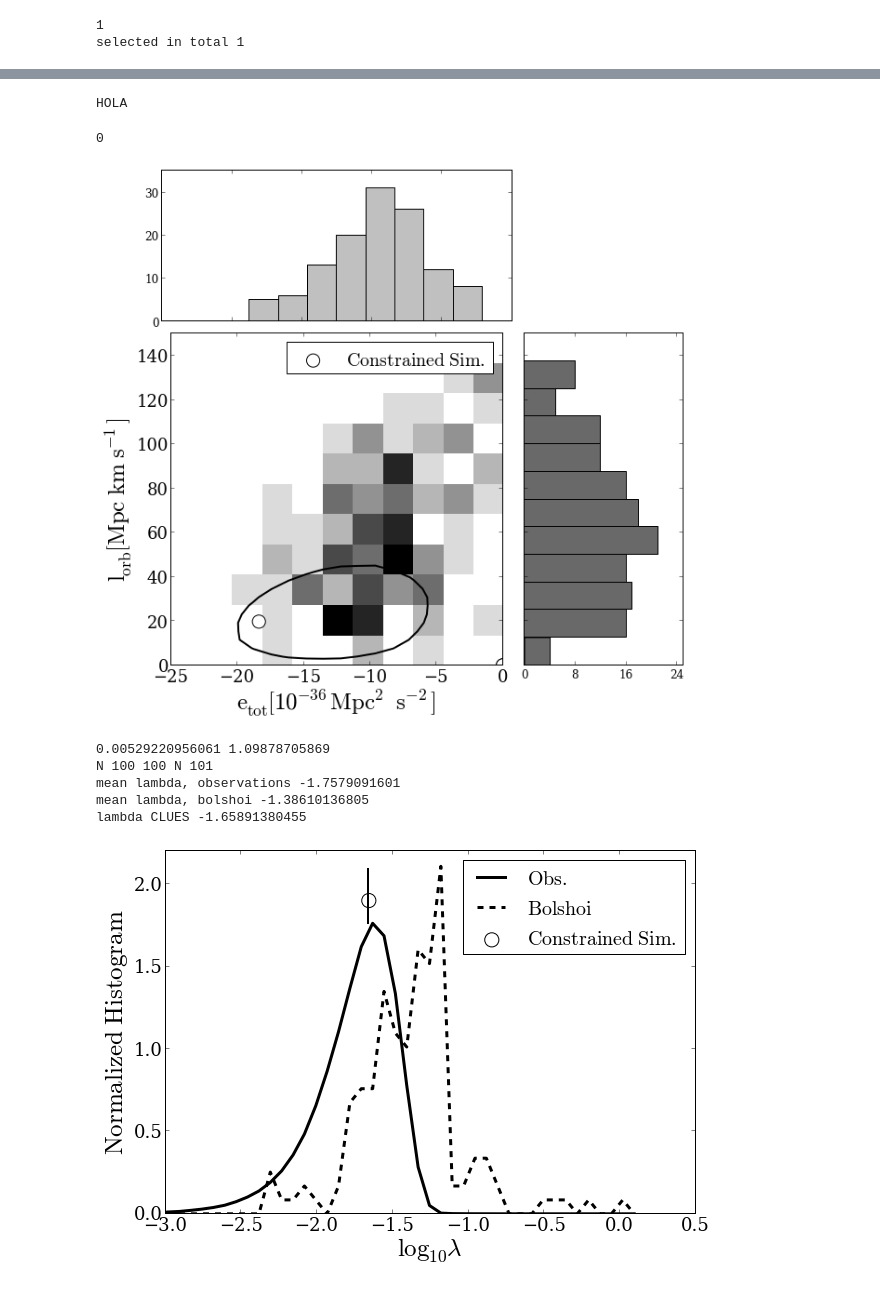
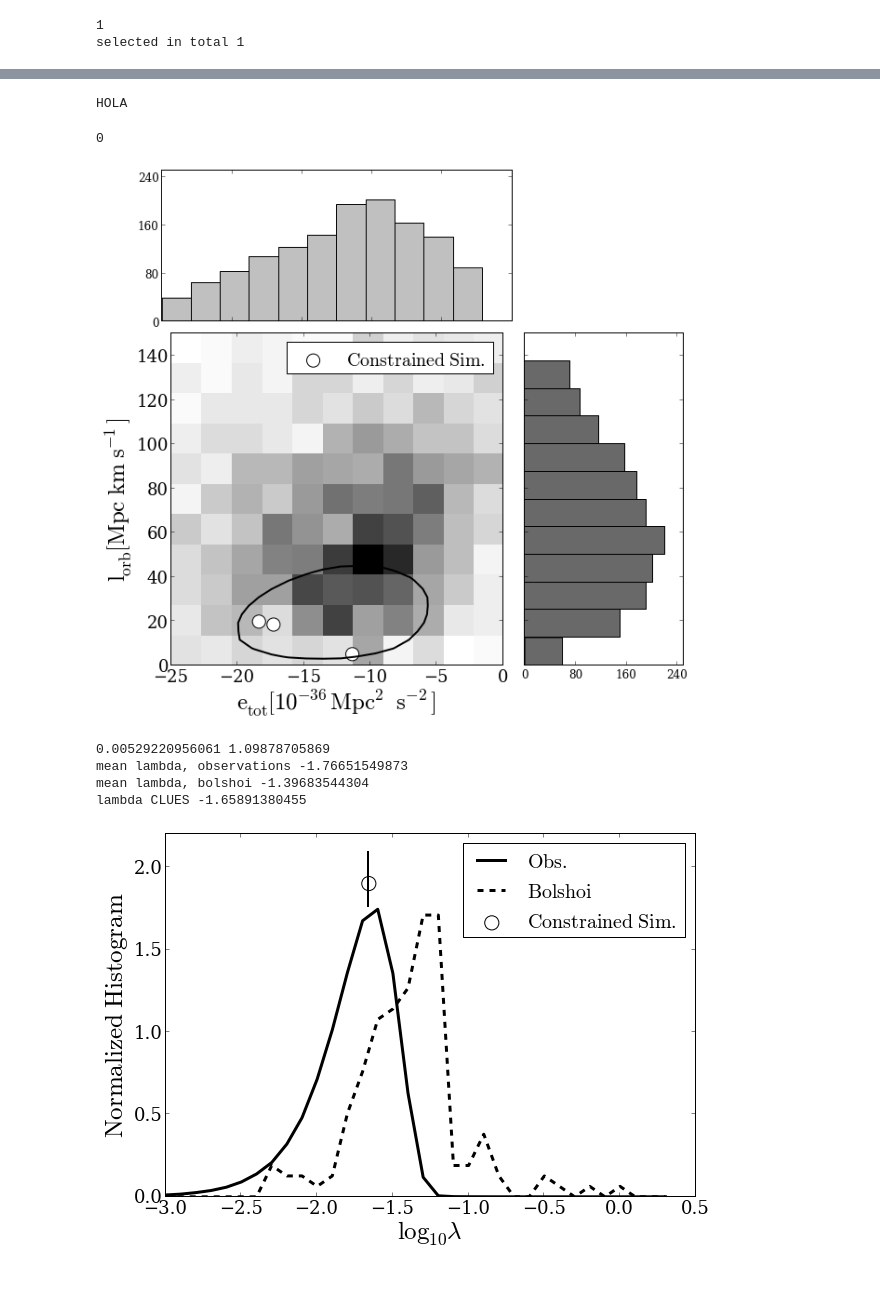
Before and after one commit to astroandes/LG_Kinematics, a Jupyter notebook: code/simulation_JE.ipynb, the cells around one changed output, grey strips where cells are left out. Saved outputs shown, nothing was run; the diff lists cells and outputs as text; code cells hidden in the pictures.

```diff
--- a/code/simulation_JE.ipynb
+++ b/code/simulation_JE.ipynb
@@ -16,7 +16,7 @@ L_UNITS = 1.0
 #define global conditions to prepare data and plots
 halo_finder="BDM"
 # This should be true if we want to produced plots with a narrower selection for distances and total mass closer to the observations
-narrow_data = False
+narrow_data = True
 # %%
 # The reference is van der Marel et al. ApJ,753:8
 V_M31 = array([66.1,-76.3,45.1]) #km/s
@@ -358,7 +358,7 @@ MakeTempHistogramPlot(energy,angular_momentum,filename=filename,
 # %% [output]
 HOLA
 0
-[figure, old version]
+[figure, new version]
 # %%
 #make the plot with the 'spin parameter'
 print amin(lambda_orbit), amax(lambda_orbit)
@@ -379,14 +379,19 @@ for label_y in ticklabels_y:
 
 #n, bins, patches = ax.hist([log10(lambda_obs),log10(lambda_orbit)], 100,normed=[0,0], color = ['black', 'silver'], alpha=0.8,
 #                    label=["$\mathrm{Obs.}$","$\mathrm{Bolshoi}$"])
-print "N", n[0].size, n[1].size,"N", size(bins)
-plot(bins[:-1],n[0],color='black',ms=1,linewidth=3.0, label="$\mathrm{Obs.}$")
-plot(bins[:-1],n[1],'r--',color='black',ms=2,linewidth=3.0, label="$\mathrm{Bolshoi}$")
+hist_A, bin_edges_A = histogram(log10(lambda_obs), bins=arange(-3.0,0.5,0.1), density=True)
+hist_B, bin_edges_B = histogram(log10(lambda_orbit), bins=arange(-3.0,0.5,0.1), density=True)
+#print "N", n[0].size, n[1].size,"N", size(bins)
+#plot(bins[:-1],n[0],color='black',ms=1,linewidth=3.0, label="$\mathrm{Obs.}$")
+#plot(bins[:-1],n[1],'r--',color='black',ms=2,linewidth=3.0, label="$\mathrm{Bolshoi}$")
+plot(bin_edges_A[:-1],hist_A,color='black',ms=1,linewidth=3.0, label="$\mathrm{Obs.}$")
+plot(bin_edges_B[:-1],hist_B,'r--',color='black',ms=2,linewidth=3.0, label="$\mathrm{Bolshoi}$")
+#plot(bins[:-1],n[0])
 #plot(bins[:-1],n[0])
 #plot(bins[:-1],n[1])
-mean_lambda_obs = sum(bins[:-1]*n[0])/sum(n[0])
+mean_lambda_obs = sum(bin_edges_A[:-1]*hist_A)/sum(hist_A)
 print 'mean lambda, observations', mean_lambda_obs
-mean_lambda_lcdm = sum(bins[:-1]*n[1])/sum(n[1])
+mean_lambda_lcdm = sum(bin_edges_B[:-1]*hist_B)/sum(hist_B)
 print 'mean lambda, bolshoi', mean_lambda_lcdm
 
 n_clues=3
@@ -411,34 +416,33 @@ for i in range(n_clues):
 
     e_CLUES = clues_data[i,0]
     l_CLUES = clues_data[i,1]
     total_mass_CLUES = clues_data[i,2]
     mu_CLUES = clues_data[i,3]
 
     lambda_CLUES = mu_CLUES**1.5 * (l_CLUES * L_UNITS * KM_TO_MPC) * \
         sqrt(abs(e_CLUES * E_UNITS)) / (G_GRAV * (total_mass_CLUES )**(5.0/2.0))
     lambda_CLUES = log10(lambda_CLUES)
     y_value=1.9
 
     ax.axvline(x=lambda_CLUES,ymin=0.8,ymax=0.95,c="black",linewidth=2)
     if(i==0):
         ax.scatter(lambda_CLUES, y_value, color='white', edgecolors='black', s=200, label='$\mathrm{Constrained\ Sim.}$')
     else:
         ax.scatter(lambda_CLUES, y_value, color='white', edgecolors='black', s=200)
     print 'lambda CLUES', lambda_CLUES
 ax.legend(loc=0, scatterpoints=1, prop={'size':20})
 
 ax.set_xlim([-3.0,0.5])
 ax.set_ylim([0.0,2.2])
 filename='test_lambda_'+halo_finder
 if(narrow_data):
     filename=filename+'_narrow'
 savefig(filename + '.eps',format = 'eps', transparent=True)
 savefig(filename + '.pdf',format = 'pdf', transparent=True)
 savefig(filename + '.png',format = 'png', transparent=True)
 # %% [output]
 0.00529220956061 1.09878705869
-N 100 100 N 101
-mean lambda, observations -1.7579091601
-mean lambda, bolshoi -1.38610136805
+mean lambda, observations -1.76651549873
+mean lambda, bolshoi -1.39683544304
 lambda CLUES -1.65891380455
-[figure, old version]
+[figure, new version]
```
Also changed, not shown: parts of 3 cells of this notebook.
